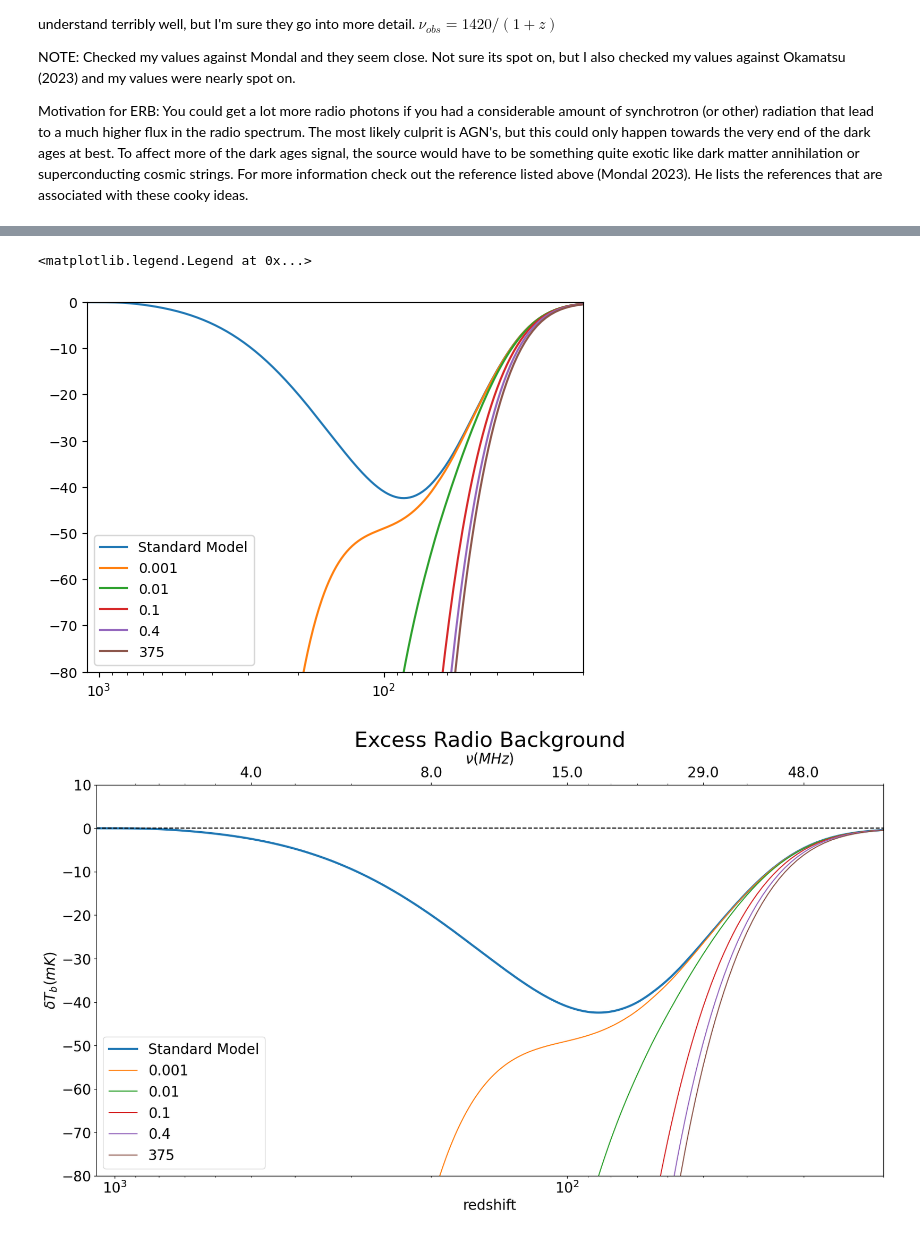
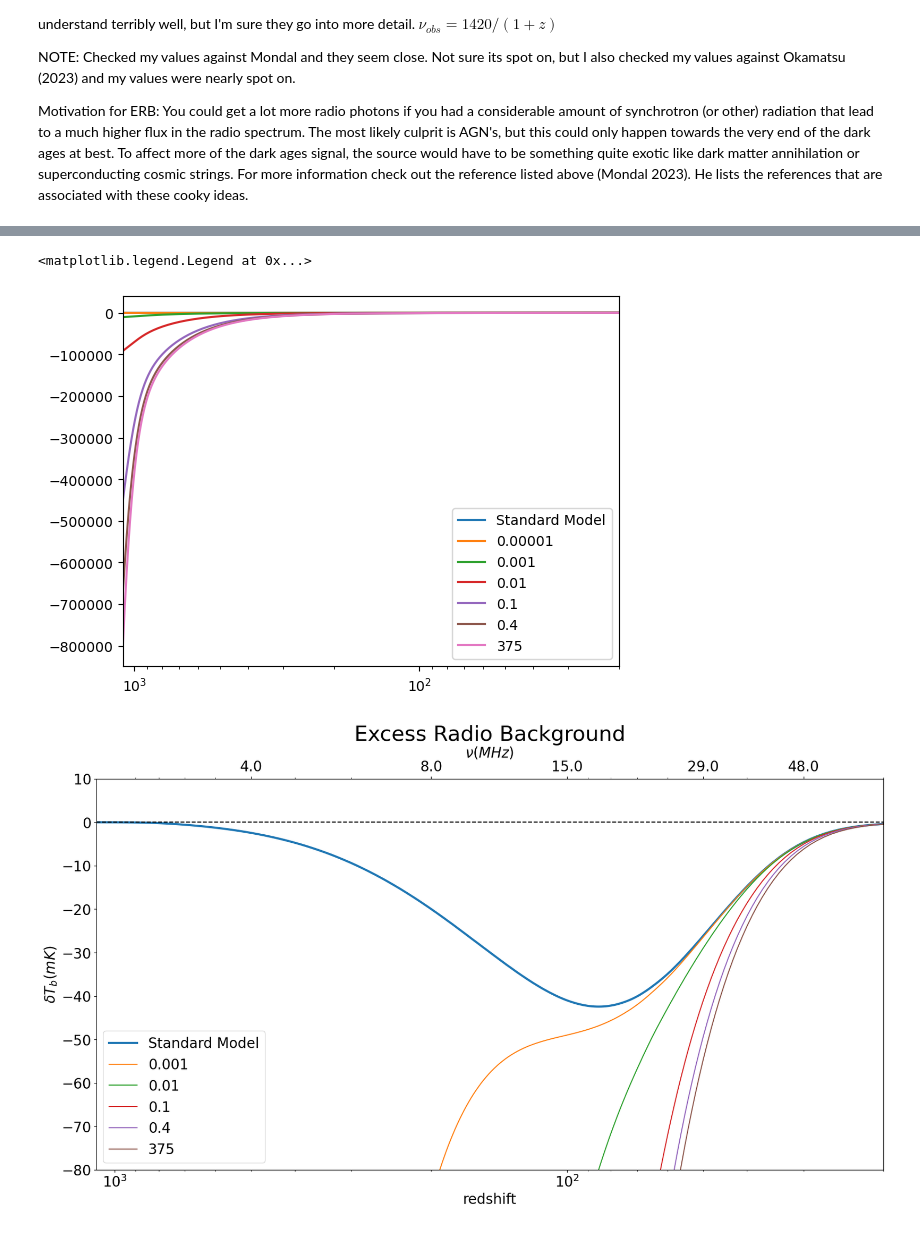
Before and after one commit to daba9359/LuCEE-Night_Simulation, a Jupyter notebook: LuCEE-Night_Simulation.ipynb, the cells around one changed output, grey strips where cells are left out. Drawn from its saved outputs; the diff is of its cells as text; code cells hidden in the pictures.

```diff
--- a/LuCEE-Night_Simulation.ipynb
+++ b/LuCEE-Night_Simulation.ipynb
@@ -1010,6 +921,7 @@ def ERB_model (z_array,A_r,frequency,T_k,x_e=camb_xe_interp):
     ERB_function = scipy.interpolate.CubicSpline(z_array,dTb(z_array,x_e,T_k))
     return ERB_function
 # %%
+z_array = np.arange(1,50,0.1)
 T_k = Tk
 A_r = 0.1
 frequency = 78
@@ -1030,3 +945,8 @@ ERB2=ERB_model(z_array_Tk,0.01,78,My_Tk[1])
 ERB3=ERB_model(z_array_Tk,0.1,78,My_Tk[1])
 ERB4=ERB_model(z_array_Tk,0.4,78,My_Tk[1])
 ERB5=ERB_model(z_array_Tk,375,78,My_Tk[1])
+# %%
+z_array_Tk=np.arange(1,30,0.01)
+ERB_1=ERB_model(z_array_Tk,0.4,78,My_Tk[1])
+plt.plot(z_array,dTb(z_array,camb_xe_interp,My_Tk[1]),label="Standard Model")
+plt.plot(z_array,ERB_1(z_array),label="0.00001")
@@ -1033,15 +956,16 @@ ERB5=ERB_model(z_array_Tk,375,78,My_Tk[1])
 # %%
 plt.plot(z_array,dTb(z_array,camb_xe_interp,My_Tk[1]),label="Standard Model")
+plt.plot(z_array,ERB_1(z_array),label="0.00001")
 plt.plot(z_array,ERB(z_array),label="0.001")
 plt.plot(z_array,ERB2(z_array),label="0.01")
 plt.plot(z_array,ERB3(z_array),label="0.1")
 plt.plot(z_array,ERB4(z_array),label="0.4")
 plt.plot(z_array,ERB5(z_array),label="375")
 plt.xlim(1100,20)
-plt.ylim(-80,0)
+# plt.ylim(-80,0)
 plt.xscale("log")
 plt.legend()
 # %% [output]
 <matplotlib.legend.Legend at 0x...>
-[figure, old version]
+[figure, new version]
 # %%
```
Also changed, not shown: parts of 28 cells of this notebook, 7 other files.
